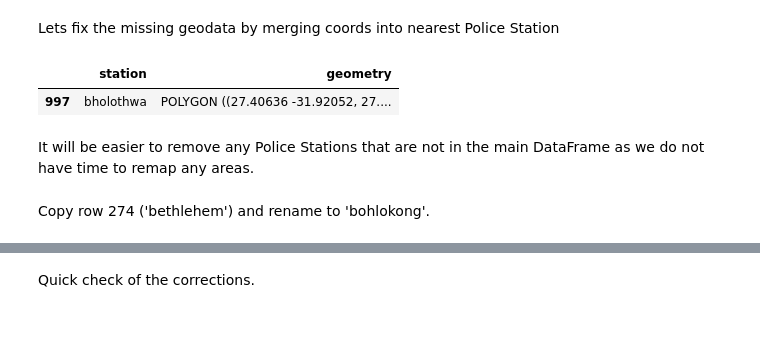
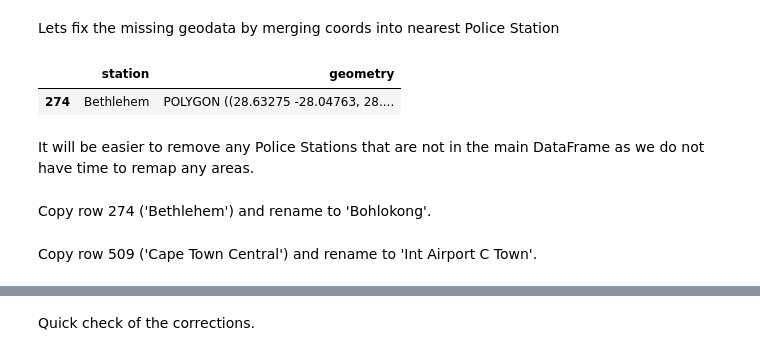
Before and after one commit to OmdenaAI/south-africa-chapter-mapping-urban-v, a Jupyter notebook: src/tasks/task4-eda-visualization/geospatial/geospatial_sa.ipynb, the cells around one changed output, grey strips where cells are left out. Cells and saved outputs as stored; diff of their text form; code cells hidden in the pictures; blank space fills up the shorter version.

```diff
--- a/src/tasks/task4-eda-visualization/geospatial/geospatial_sa.ipynb
+++ b/src/tasks/task4-eda-visualization/geospatial/geospatial_sa.ipynb
@@ -73,3 +73,6 @@ geojson.head()
 | 2 | stutterheim | POLYGON ((27.50201 -32.44217, 27.... |
 | 3 | motherwell | POLYGON ((25.61061 -33.81772, 25.... |
 | 4 | kwadwesi | POLYGON ((25.45586 -33.83107, 25.... |
+# %%
+geojson['station'] = geojson['station'].str.title()
+geojson
@@ -76,16 +93,16 @@ geojson.head()
 # %% [markdown]
 Lets fix the missing geodata by merging coords into nearest Police Station
 # %%
-geojson[geojson['station'] == 'bholothwa']
+geojson[geojson['station'] == 'Bethlehem']
 # %% [output]
 |  | station | geometry |
-| 997 | bholothwa | POLYGON ((27.40636 -31.92052, 27.... |
+| 274 | Bethlehem | POLYGON ((28.63275 -28.04763, 28.... |
 # %% [markdown]
 It will be easier to remove any Police Stations that are not in the main DataFrame as we do not have time to remap any areas.
 # %%
 geojson = geojson.drop(df.index[997])
 # %% [markdown]
-Copy row 274 ('bethlehem') and rename to 'bohlokong'.
+Copy row 274 ('Bethlehem') and rename to 'Bohlokong'.
 # %%
 station = geojson.iloc[[274],] # pick the row you want to do repeat
 station = station.reindex(station.index.repeat(1)) # repeat the row by the giving number
@@ -93 +110,3 @@ station.loc[:,'station'] = 'bohlokong' # change the value
 geojson = pd.concat([geojson,station]) #append to the original df
+# %% [markdown]
+Copy row 509 ('Cape Town Central') and rename to 'Int Airport C Town'.
```
Also changed, not shown: parts of 23 cells of this notebook.
